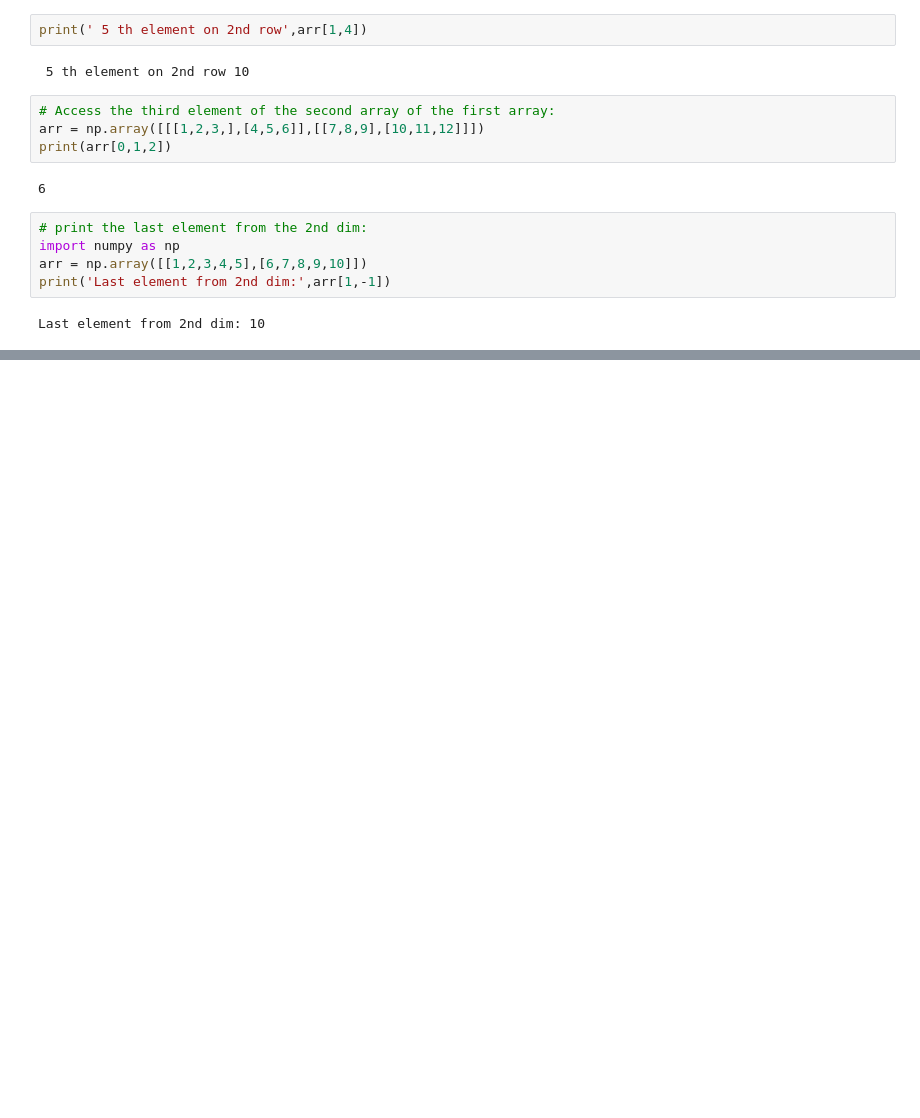
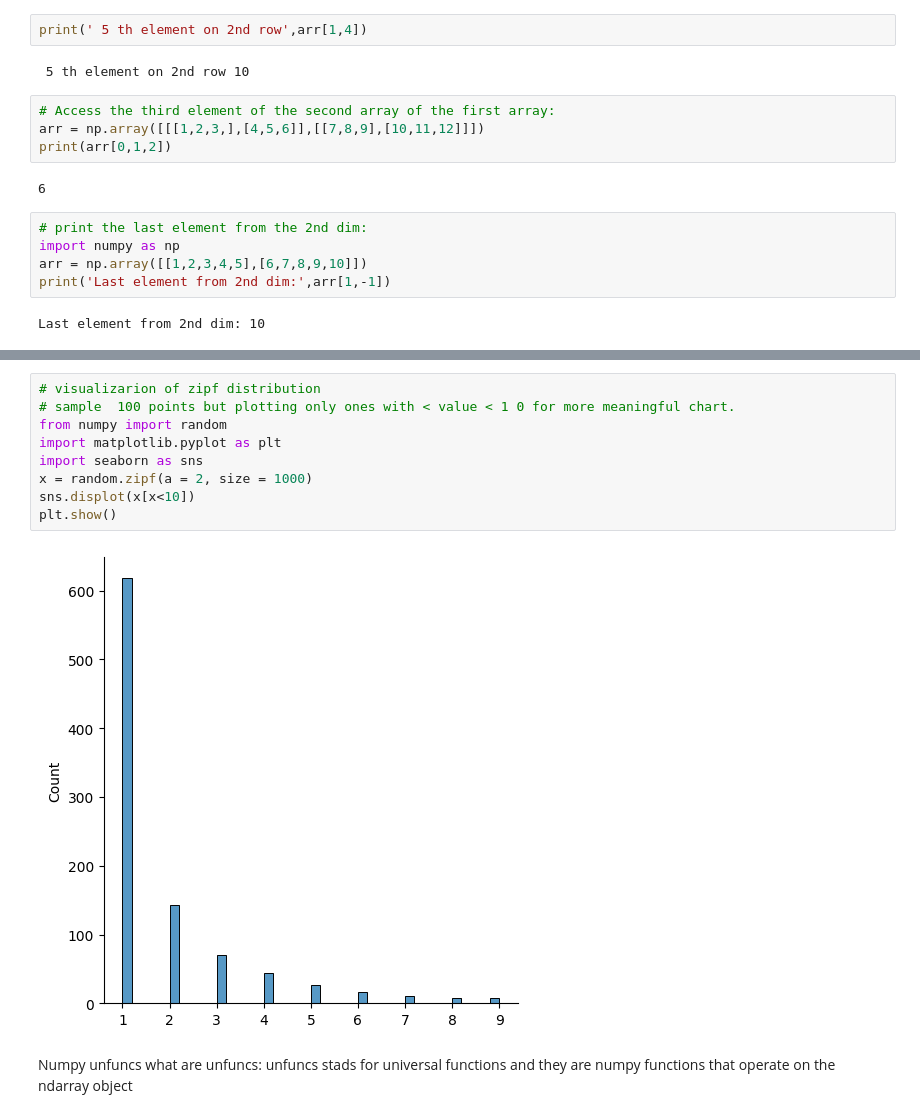
Before and after one commit to Akanksha-Ceris/NumPy-, a Jupyter notebook: Numpy.ipynb, the cells around one changed output, grey strips where cells are left out. Saved outputs shown, nothing was run; the diff lists cells and outputs as text; blank space fills up the shorter version.

```diff
--- a/Numpy.ipynb
+++ b/Numpy.ipynb
@@ -1264,0 +1129,15 @@ plt.show()
+# %%
+# visualizarion of zipf distribution
+# sample  100 points but plotting only ones with < value < 1 0 for more meaningful chart.
+from numpy import random
+import matplotlib.pyplot as plt
+import seaborn as sns
+x = random.zipf(a = 2, size = 1000)
+sns.displot(x[x<10])
+plt.show()
+# %% [output]
+[figure, added]
+# %% [markdown]
+Numpy unfuncs
+what are unfuncs:
+unfuncs stads for universal functions and they are numpy functions that operate on the ndarray object
```
Also changed, not shown: parts of 62 cells of this notebook.
